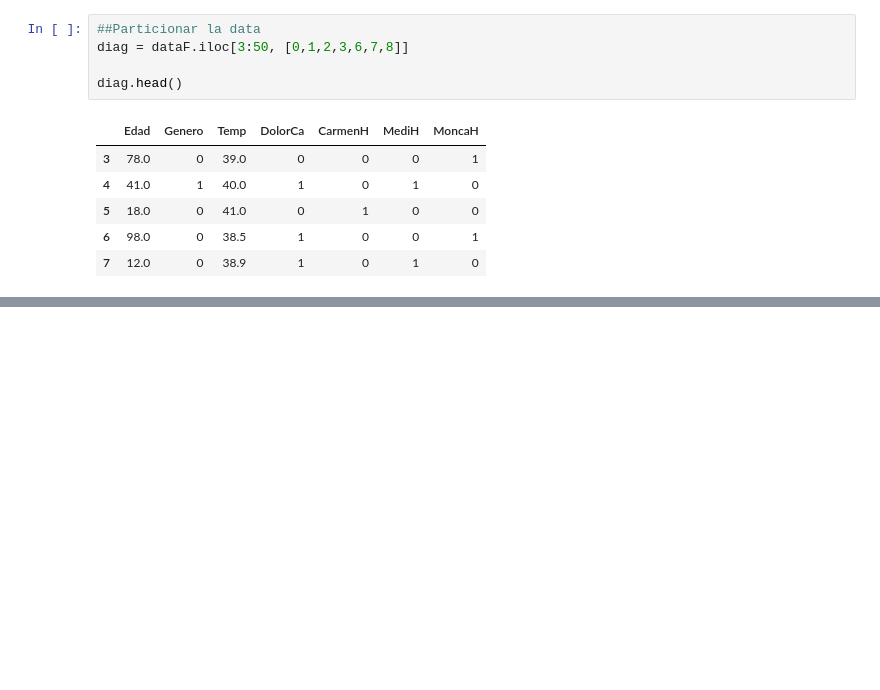
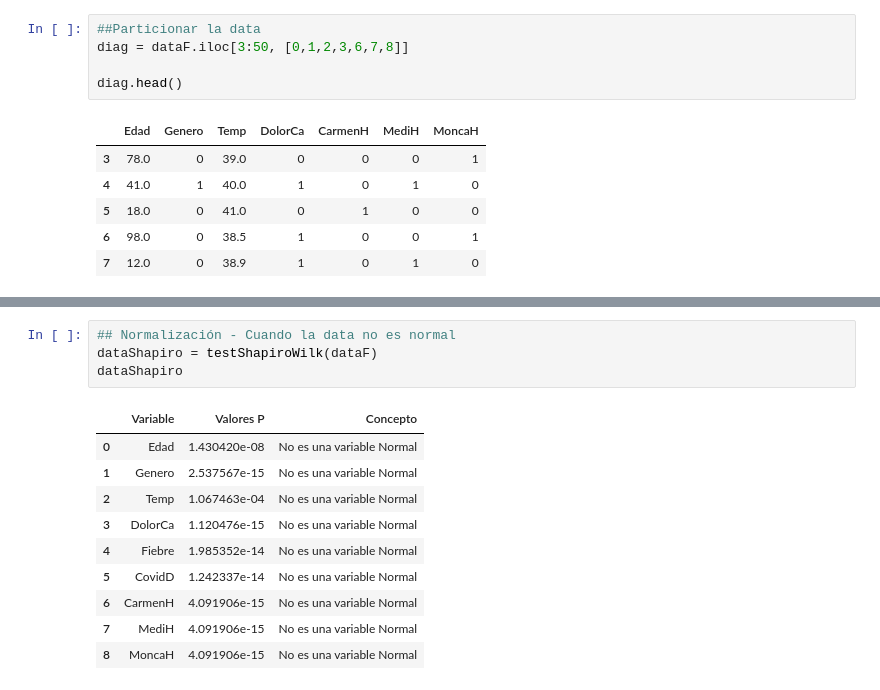
Before and after one commit to jaquimbayoc7/DocumentacionDiplomadoML, a Jupyter notebook: limpiezaDatosDos.ipynb, the cells around one changed output, grey strips where cells are left out. Cells and saved outputs as stored; diff of their text form; blank space fills up the shorter version.

```diff
--- a/limpiezaDatosDos.ipynb
+++ b/limpiezaDatosDos.ipynb
@@ -360,0 +471,15 @@ histoPlot(dataF, 'Temp',3)
+# %%
+## Normalización - Cuando la data no es normal
+dataShapiro = testShapiroWilk(dataF)
+dataShapiro
+# %% [output]
+|  | Variable | Valores P | Concepto |
+| 0 | Edad | 1.430420e-08 | No es una variable Normal |
+| 1 | Genero | 2.537567e-15 | No es una variable Normal |
+| 2 | Temp | 1.067463e-04 | No es una variable Normal |
+| 3 | DolorCa | 1.120476e-15 | No es una variable Normal |
+| 4 | Fiebre | 1.985352e-14 | No es una variable Normal |
+| 5 | CovidD | 1.242337e-14 | No es una variable Normal |
+| 6 | CarmenH | 4.091906e-15 | No es una variable Normal |
+| 7 | MediH | 4.091906e-15 | No es una variable Normal |
+| 8 | MoncaH | 4.091906e-15 | No es una variable Normal |
```
Also changed, not shown: parts of 9 cells of this notebook, 2 other files.
